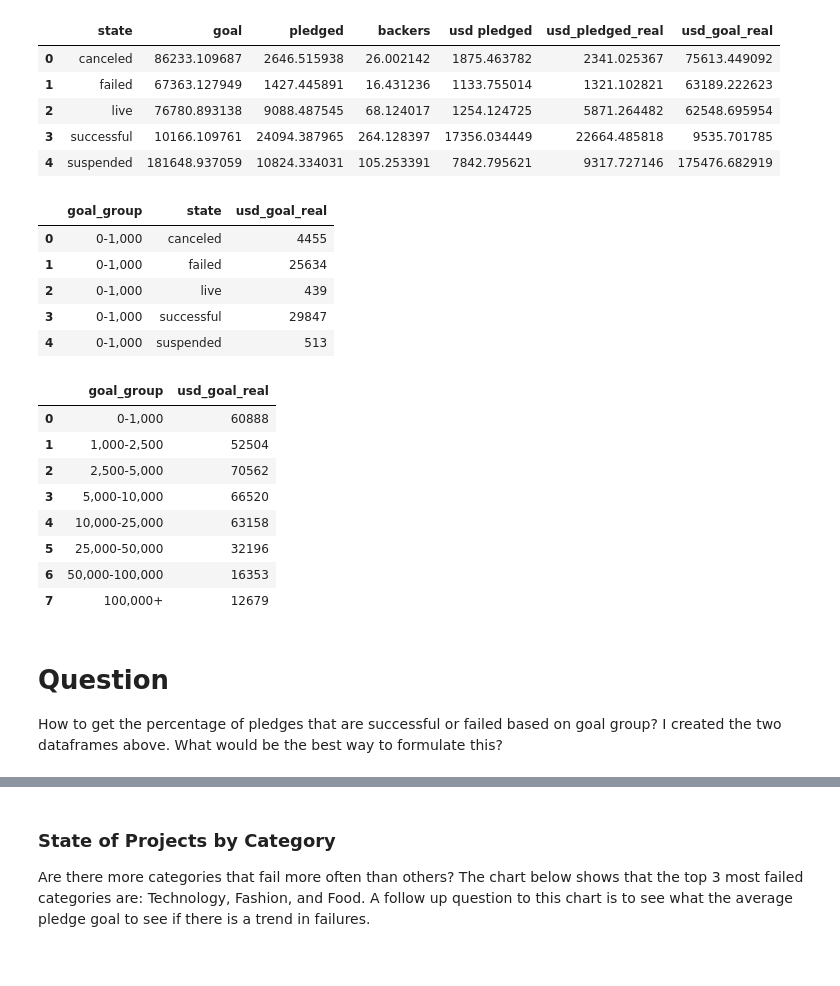
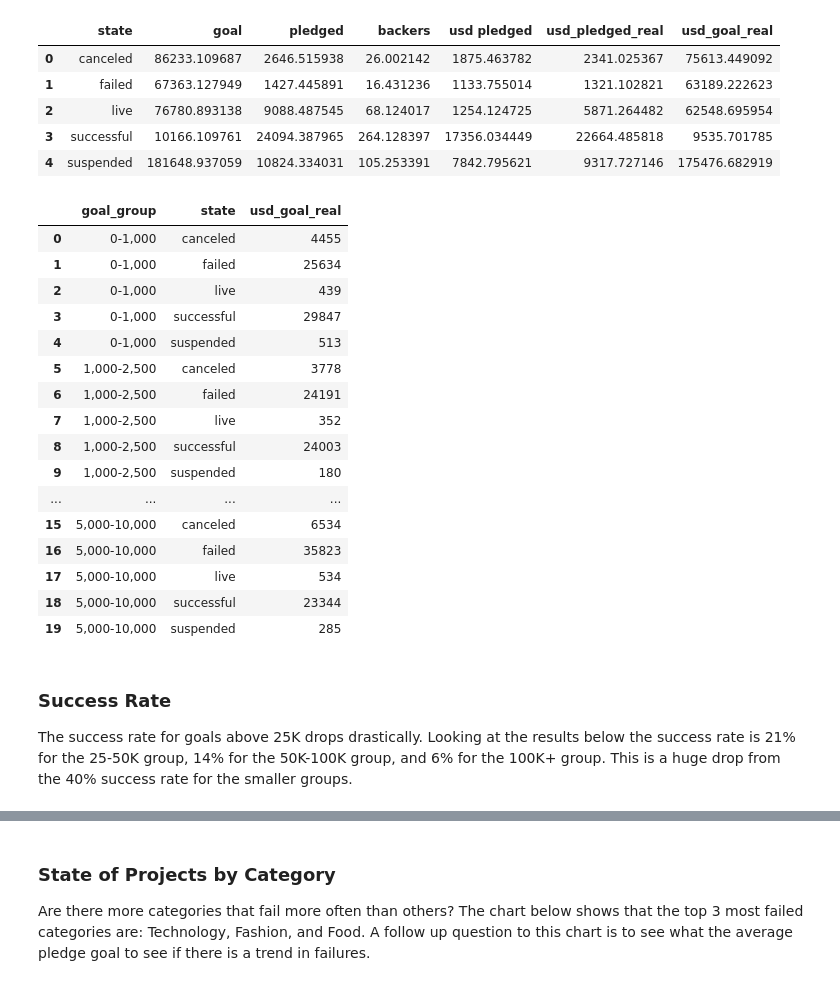
Before and after one commit to andrewab981/Thinkful, a Jupyter notebook: Module 12/Capstone 2.ipynb, the cells around one changed output, grey strips where cells are left out. Drawn from its saved outputs; the diff is of its cells as text; code cells hidden in the pictures.

```diff
--- a/Module 12/Capstone 2.ipynb
+++ b/Module 12/Capstone 2.ipynb
@@ -144,27 +148,25 @@ state_group.head(5)
 | 4 | suspended | 181648.937059 | 10824.334031 | 105.253391 | 7842.795621 | 9317.727146 | 175476.682919 |
 # %%
 group_state = ks.groupby(['goal_group', 'state'], as_index=False)['usd_goal_real'].count()
-group_state.head(5)
+group_state.head(20)
 # %% [output]
 |  | goal_group | state | usd_goal_real |
 | 0 | 0-1,000 | canceled | 4455 |
 | 1 | 0-1,000 | failed | 25634 |
 | 2 | 0-1,000 | live | 439 |
 | 3 | 0-1,000 | successful | 29847 |
 | 4 | 0-1,000 | suspended | 513 |
+| 5 | 1,000-2,500 | canceled | 3778 |
+| 6 | 1,000-2,500 | failed | 24191 |
+| 7 | 1,000-2,500 | live | 352 |
+| 8 | 1,000-2,500 | successful | 24003 |
+| 9 | 1,000-2,500 | suspended | 180 |
+| ... | ... | ... | ... |
+| 15 | 5,000-10,000 | canceled | 6534 |
+| 16 | 5,000-10,000 | failed | 35823 |
+| 17 | 5,000-10,000 | live | 534 |
+| 18 | 5,000-10,000 | successful | 23344 |
+| 19 | 5,000-10,000 | suspended | 285 |
-# %%
-group = ks.groupby(['goal_group'], as_index=False)['usd_goal_real'].count()
-group
-# %% [output]
-|  | goal_group | usd_goal_real |
-| 0 | 0-1,000 | 60888 |
-| 1 | 1,000-2,500 | 52504 |
-| 2 | 2,500-5,000 | 70562 |
-| 3 | 5,000-10,000 | 66520 |
-| 4 | 10,000-25,000 | 63158 |
-| 5 | 25,000-50,000 | 32196 |
-| 6 | 50,000-100,000 | 16353 |
-| 7 | 100,000+ | 12679 |
-# %% [markdown]
-# Question
-How to get the percentage of pledges that are successful or failed based on goal group? I created the two dataframes above. What would be the best way to formulate this?
+# %% [markdown]
+### Success Rate
+The success rate for goals above 25K drops drastically. Looking at the results below the success rate is 21% for the 25-50K group, 14% for the 50K-100K group, and 6% for the 100K+ group. This is a huge drop from the 40% success rate for the smaller groups.
```
Also changed, not shown: parts of 9 cells of this notebook.
